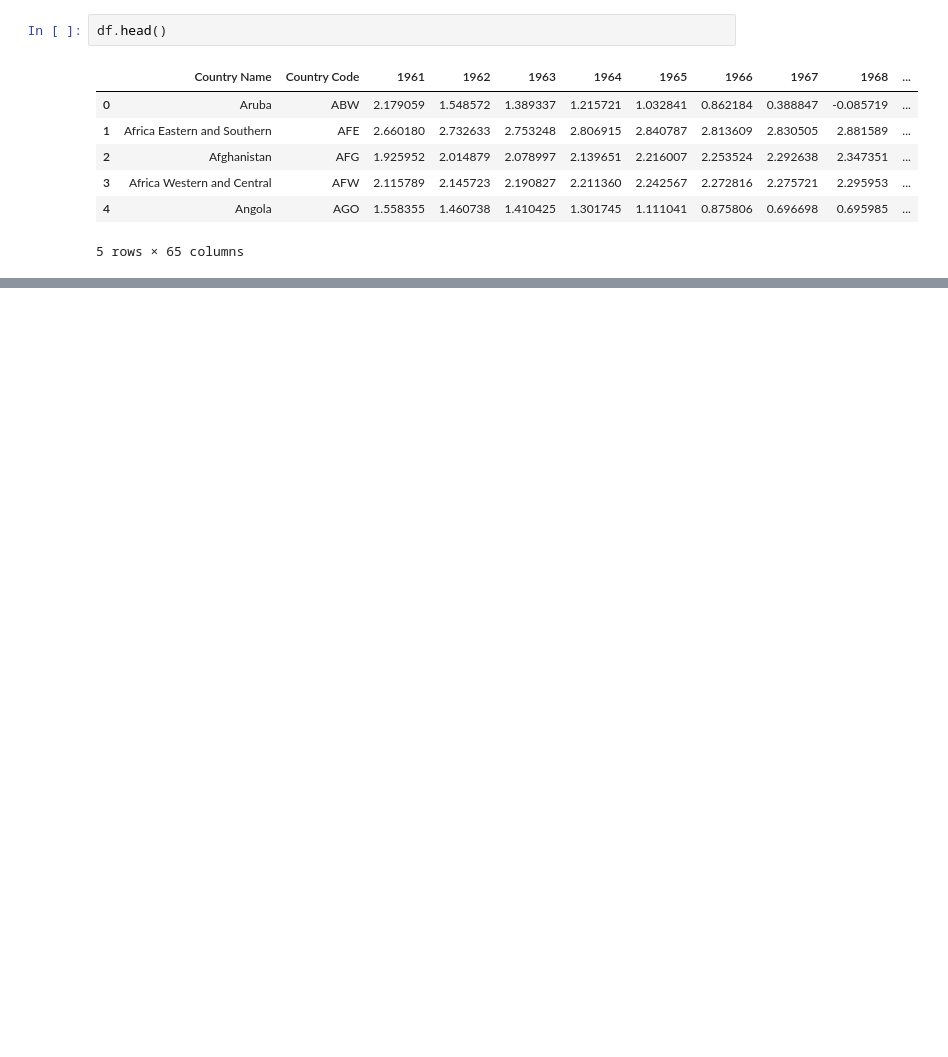
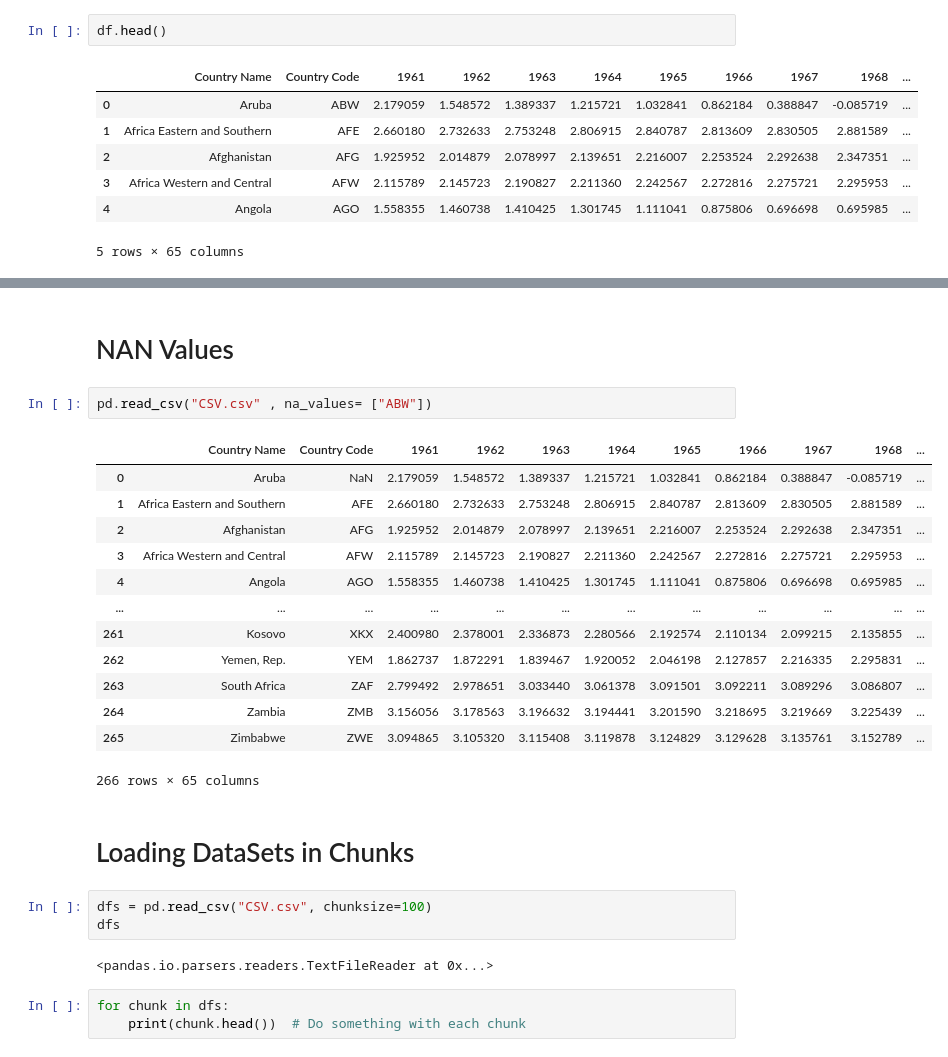
Before and after one commit to arhamansari11/Machine_Learning, a Jupyter notebook: 22-Working with CSV Files/CSV.ipynb, the cells around one changed output, grey strips where cells are left out. Cells and saved outputs as stored; diff of their text form; blank space fills up the shorter version.

```diff
--- a/22-Working with CSV Files/CSV.ipynb
+++ b/22-Working with CSV Files/CSV.ipynb
@@ -14,0 +143,28 @@ df.head()
+# %% [markdown]
+# NAN Values
+# %%
+pd.read_csv("CSV.csv" , na_values= ["ABW"])
+# %% [output]
+|  | Country Name | Country Code | 1961 | 1962 | 1963 | 1964 | 1965 | 1966 | 1967 | 1968 | ... |
+| 0 | Aruba | NaN | 2.179059 | 1.548572 | 1.389337 | 1.215721 | 1.032841 | 0.862184 | 0.388847 | -0.085719 | ... |
+| 1 | Africa Eastern and Southern | AFE | 2.660180 | 2.732633 | 2.753248 | 2.806915 | 2.840787 | 2.813609 | 2.830505 | 2.881589 | ... |
+| 2 | Afghanistan | AFG | 1.925952 | 2.014879 | 2.078997 | 2.139651 | 2.216007 | 2.253524 | 2.292638 | 2.347351 | ... |
+| 3 | Africa Western and Central | AFW | 2.115789 | 2.145723 | 2.190827 | 2.211360 | 2.242567 | 2.272816 | 2.275721 | 2.295953 | ... |
+| 4 | Angola | AGO | 1.558355 | 1.460738 | 1.410425 | 1.301745 | 1.111041 | 0.875806 | 0.696698 | 0.695985 | ... |
+| ... | ... | ... | ... | ... | ... | ... | ... | ... | ... | ... | ... |
+| 261 | Kosovo | XKX | 2.400980 | 2.378001 | 2.336873 | 2.280566 | 2.192574 | 2.110134 | 2.099215 | 2.135855 | ... |
+| 262 | Yemen, Rep. | YEM | 1.862737 | 1.872291 | 1.839467 | 1.920052 | 2.046198 | 2.127857 | 2.216335 | 2.295831 | ... |
+| 263 | South Africa | ZAF | 2.799492 | 2.978651 | 3.033440 | 3.061378 | 3.091501 | 3.092211 | 3.089296 | 3.086807 | ... |
+| 264 | Zambia | ZMB | 3.156056 | 3.178563 | 3.196632 | 3.194441 | 3.201590 | 3.218695 | 3.219669 | 3.225439 | ... |
+| 265 | Zimbabwe | ZWE | 3.094865 | 3.105320 | 3.115408 | 3.119878 | 3.124829 | 3.129628 | 3.135761 | 3.152789 | ... |
+266 rows × 65 columns
+# %% [markdown]
+# Loading DataSets in Chunks
+# %%
+dfs = pd.read_csv("CSV.csv", chunksize=100)
+dfs
+# %% [output]
+<pandas.io.parsers.readers.TextFileReader at 0x...>
+# %%
+for chunk in dfs:
+    print(chunk.head())  # Do something with each chunk
```
Also changed, not shown: parts of 15 cells of this notebook.
